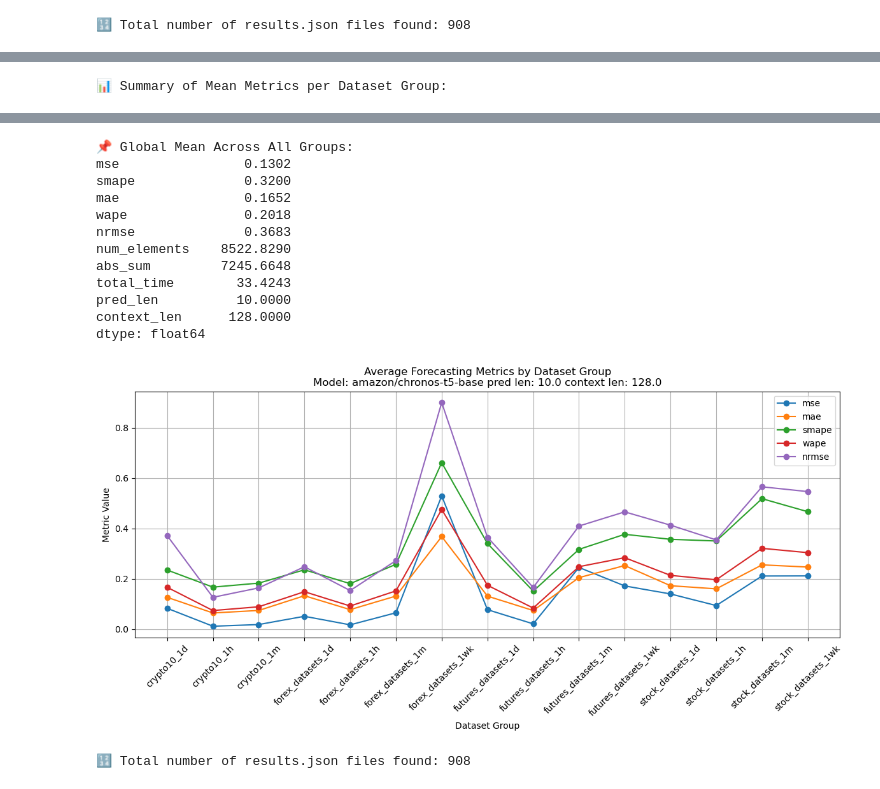
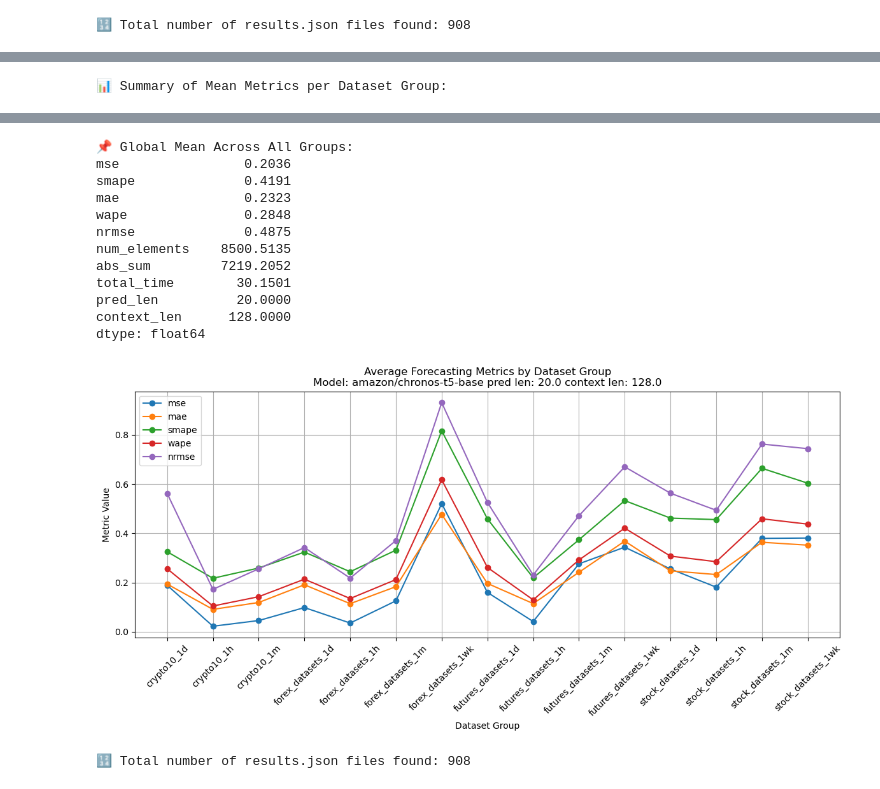
Before and after one commit to vincent05r/timesfm_test, a Jupyter notebook: stock_vis.ipynb, the cells around one changed output, grey strips where cells are left out. Saved outputs shown, nothing was run; the diff lists cells and outputs as text; code cells hidden in the pictures.

```diff
--- a/stock_vis.ipynb
+++ b/stock_vis.ipynb
@@ -223,10 +418,8 @@ dtype: float64
 🔢 Total number of results.json files found: 908
 # %%
-
-
 #config
 # Define the root result directory
-root_dir = Path(r"results\chronos\chronos_medium_of1\h10")
+root_dir = Path(r"results\chronos\chronos_medium_of1\h20")
 show_results(root_dir)
 # %% [output]
 📊 Summary of Mean Metrics per Dataset Group:
@@ -249,14 +442,14 @@ show_results(root_dir)
 📌 Global Mean Across All Groups:
-mse                0.1302
-smape              0.3200
-mae                0.1652
-wape               0.2018
-nrmse              0.3683
-num_elements    8522.8290
-abs_sum         7245.6648
-total_time        33.4243
-pred_len          10.0000
+mse                0.2036
+smape              0.4191
+mae                0.2323
+wape               0.2848
+nrmse              0.4875
+num_elements    8500.5135
+abs_sum         7219.2052
+total_time        30.1501
+pred_len          20.0000
 context_len      128.0000
 dtype: float64
-[figure, old version]
+[figure, new version]
 🔢 Total number of results.json files found: 908
```
Also changed, not shown: parts of 29 cells of this notebook.
